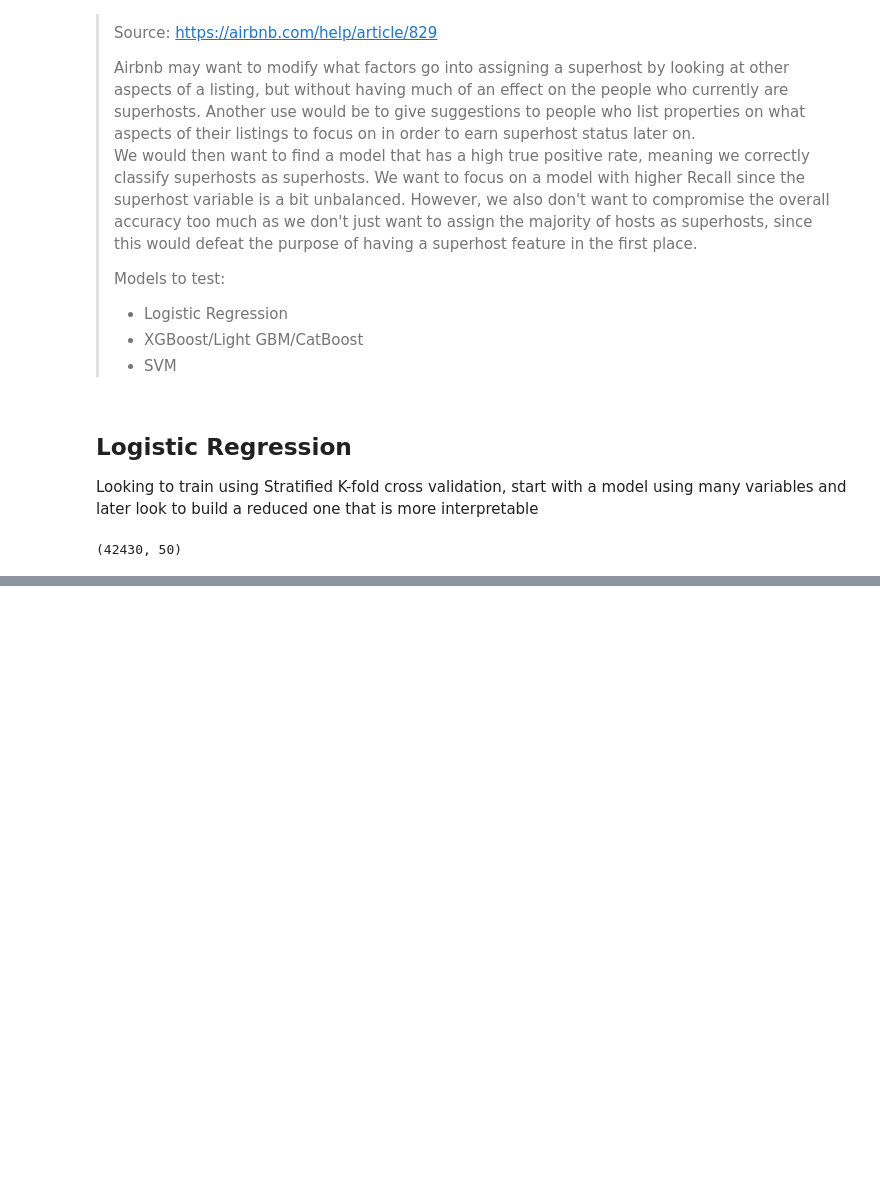
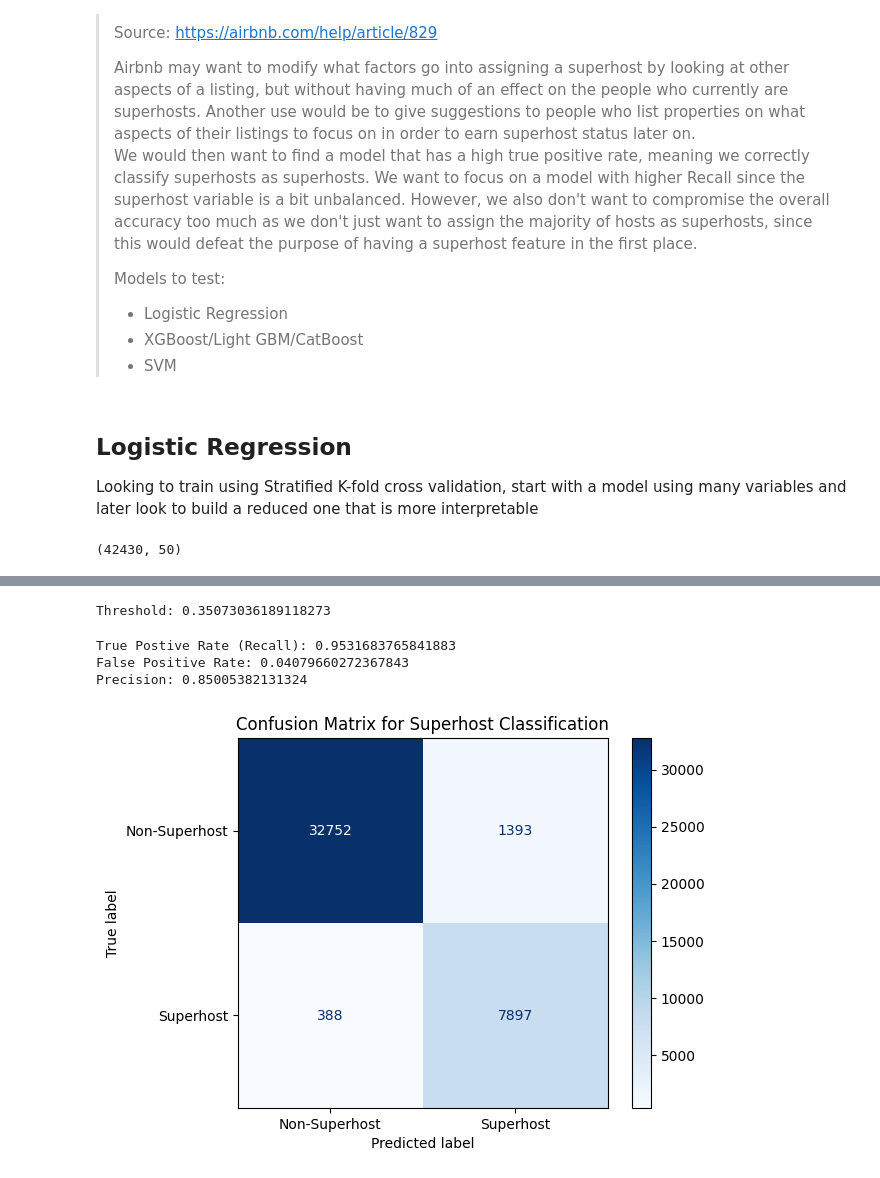
Before and after one commit to afifshomali/NYC-Airbnb-Analysis-447, a Jupyter notebook: Modeling.ipynb, the cells around one changed output, grey strips where cells are left out. Cells and saved outputs as stored; diff of their text form; code cells hidden in the pictures; blank space fills up the shorter version.

Commit message:
Finished Superhost Modelingn

```diff
--- a/Modeling.ipynb
+++ b/Modeling.ipynb
@@ -173,0 +368,30 @@ NameError: name 'logistic_search' is not defined
+# %%
+# Setting a threshold & Checking our TPR & FPR
+precision, recall, thresholds = precision_recall_curve(y, cat_proba)
+
+valid_thresholds = thresholds[precision[:-1] >= 0.85]
+valid_recalls = recall[:-1][precision[:-1] >= 0.85]
+
+threshold = valid_thresholds[np.argmax(valid_recalls)]
+
+print("Threshold:", threshold)
+# %% [output]
+Threshold: 0.35073036189118273
+# %%
+y_pred = (cat_proba >= threshold).astype(int)
+
+mat = confusion_matrix(y, y_pred)
+
+disp = ConfusionMatrixDisplay(confusion_matrix=mat,
+                              display_labels=["Non-Superhost", "Superhost"])
+disp.plot(cmap=plt.cm.Blues)
+plt.title("Confusion Matrix for Superhost Classification")
+
+print(f"True Postive Rate (Recall): {mat[1,1] / (mat[1,1] + mat[1,0])}")
+print(f"False Positive Rate: {mat[0,1]/ (mat[0,0] + mat[0,1])}")
+print(f"Precision: {mat[1,1] / (mat[1,1] + mat[0,1])}")
+# %% [output]
+True Postive Rate (Recall): 0.9531683765841883
+False Positive Rate: 0.04079660272367843
+Precision: 0.85005382131324
+[figure, added]
```
Also changed, not shown: parts of 12 cells of this notebook, 21 other files.
